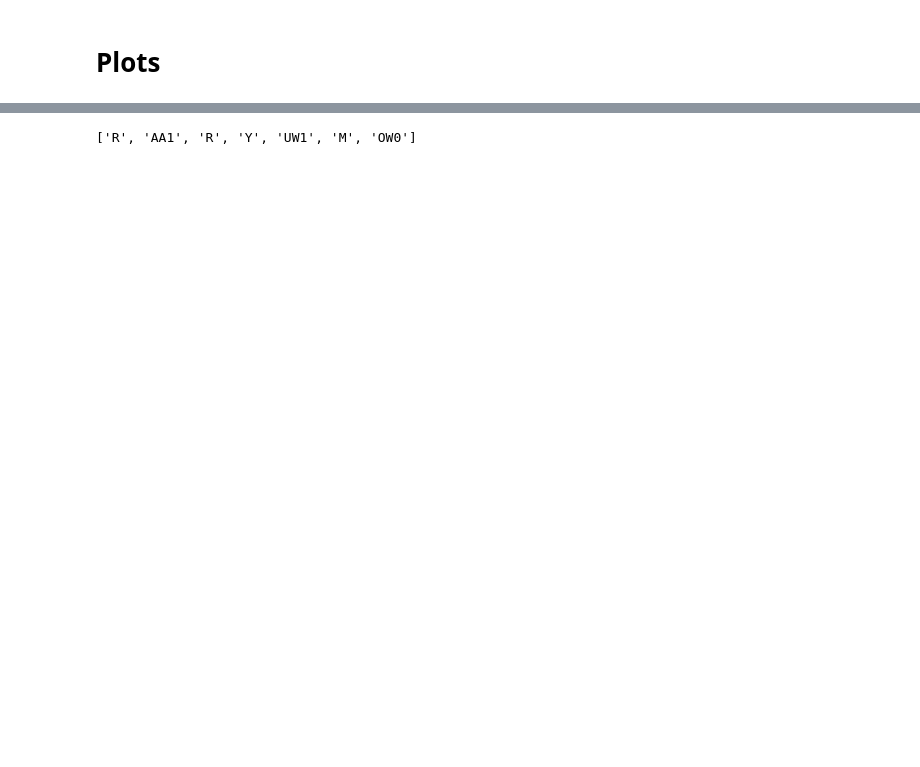
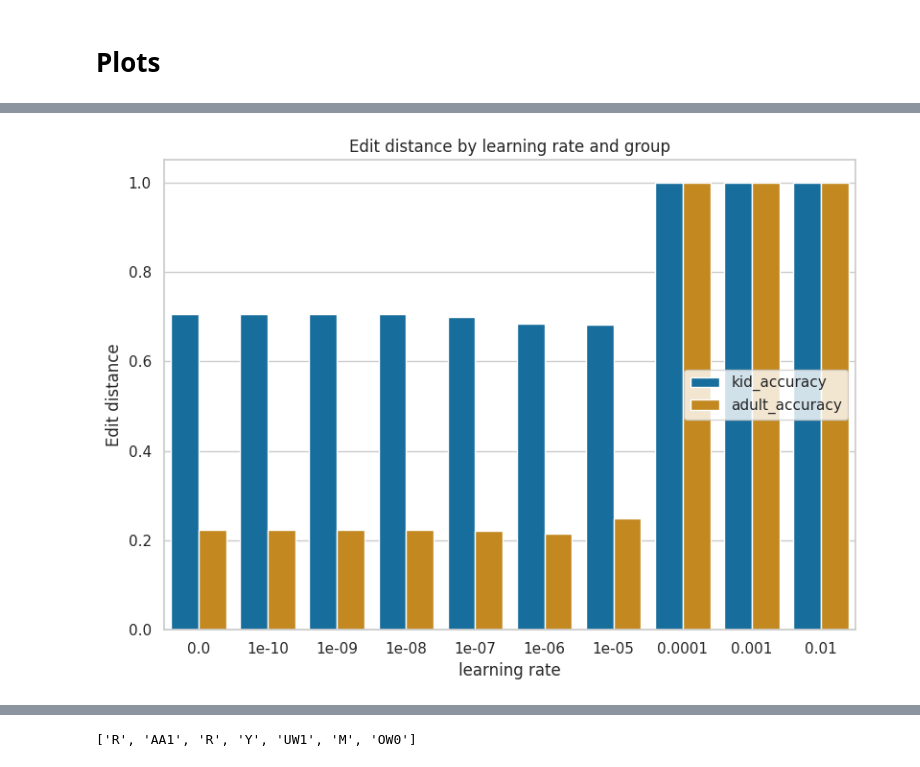
Before and after one commit to rdestaci/ASR_ChildSpeechAdapation, a Jupyter notebook: evaluation.ipynb, the cells around one changed output, grey strips where cells are left out. Cells and saved outputs as stored; diff of their text form; code cells hidden in the pictures; blank space fills up the shorter version.

```diff
--- a/evaluation.ipynb
+++ b/evaluation.ipynb
@@ -302,0 +312,18 @@ plt.show()
+# %%
+# changing learning rate by an order of magnitude (decrease learning rate logarithmically)
+plt.figure(figsize=(10, 6))
+sns.barplot(accuracy_df, x = 'learning_rate', y= 'mean_edit_distance', hue='group')
+plt.title("Edit distance by learning rate and group")
+plt.xlabel('learning rate')
+plt.ylabel("Edit distance")
+plt.legend(loc='center right', bbox_to_anchor=(1, 0.5))
+plt.tight_layout()
+plt.subplots_adjust(right=0.8)  # shift plot to the left to make space
+fig = plt.gcf()
+
+# Save the figure
+fig.savefig('edit_distance_bar.png', dpi=300)
+
+plt.show()
+# %% [output]
+[figure, added]
```
Also changed, not shown: parts of 12 cells of this notebook, 9 other files.
